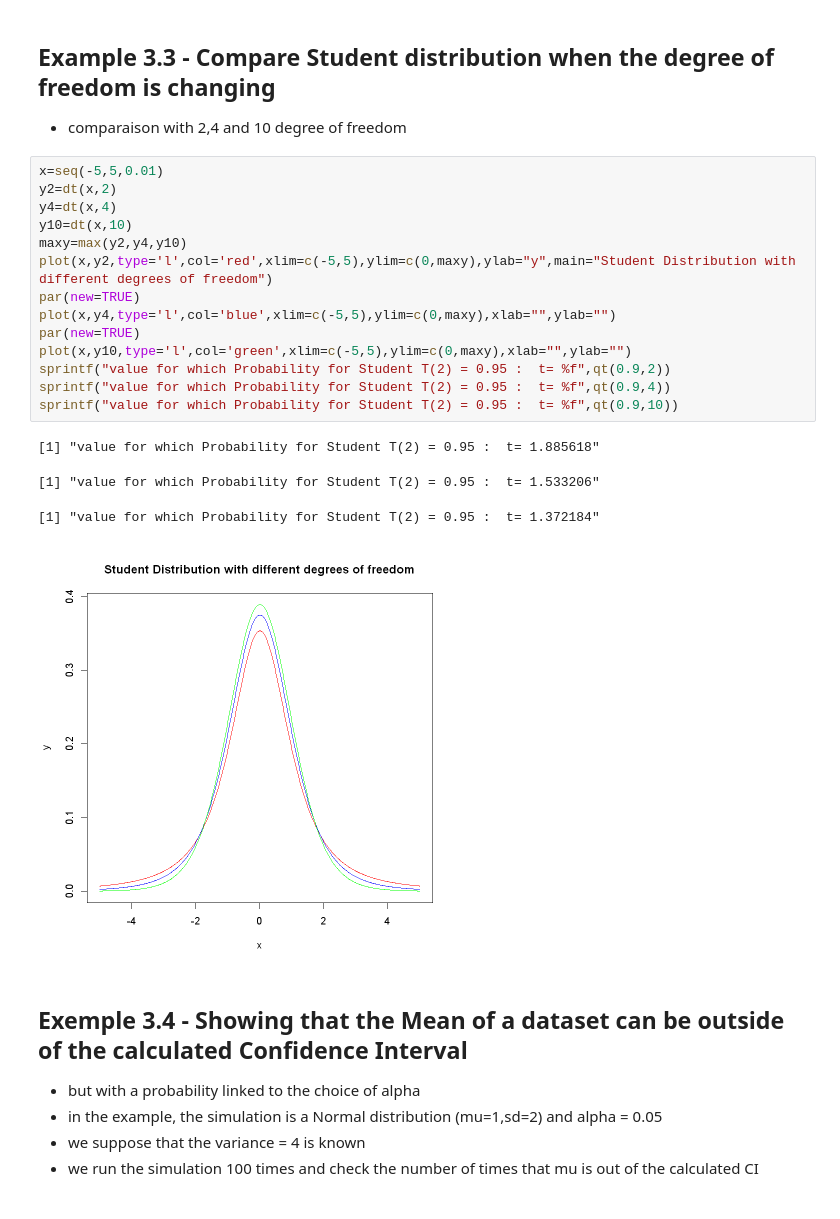
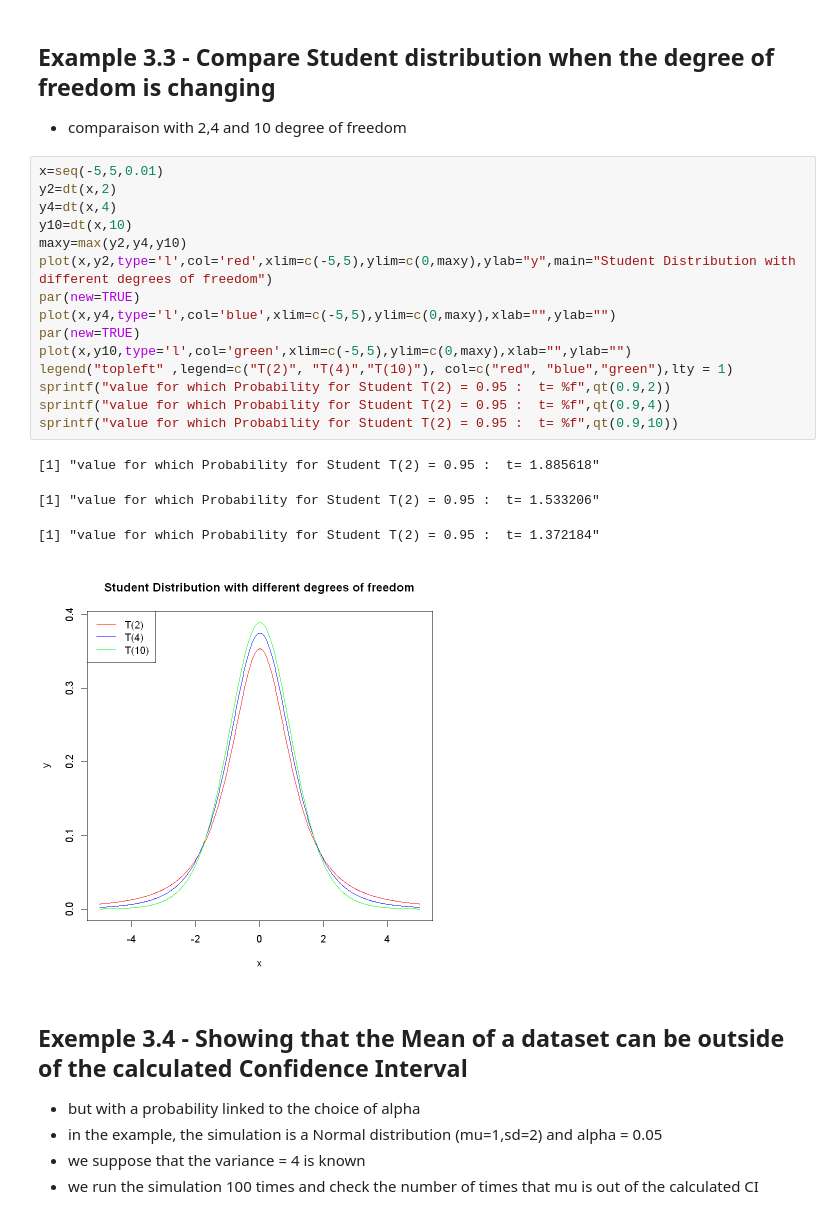
Before and after one commit to EricKiennemann/FSML2_R, a Jupyter notebook: R samples.ipynb, the cells around one changed output. Drawn from its saved outputs; the diff is of its cells as text.

```diff
--- a/R samples.ipynb
+++ b/R samples.ipynb
@@ -177,22 +179,23 @@ sprintf ("t so that P( Z <= t) = 0,95 for N(1,4), t = %f" , qnorm(0.95,1,2))
 # %%
 x=seq(-5,5,0.01)
 y2=dt(x,2)
 y4=dt(x,4)
 y10=dt(x,10)
 maxy=max(y2,y4,y10)
 plot(x,y2,type='l',col='red',xlim=c(-5,5),ylim=c(0,maxy),ylab="y",main="Student Distribution with different degrees of freedom")
 par(new=TRUE)
 plot(x,y4,type='l',col='blue',xlim=c(-5,5),ylim=c(0,maxy),xlab="",ylab="")
 par(new=TRUE)
 plot(x,y10,type='l',col='green',xlim=c(-5,5),ylim=c(0,maxy),xlab="",ylab="")
+legend("topleft" ,legend=c("T(2)", "T(4)","T(10)"), col=c("red", "blue","green"),lty = 1)
 sprintf("value for which Probability for Student T(2) = 0.95 :  t= %f",qt(0.9,2))
 sprintf("value for which Probability for Student T(2) = 0.95 :  t= %f",qt(0.9,4))
 sprintf("value for which Probability for Student T(2) = 0.95 :  t= %f",qt(0.9,10))
 # %% [output]
 [1] "value for which Probability for Student T(2) = 0.95 :  t= 1.885618"
 [1] "value for which Probability for Student T(2) = 0.95 :  t= 1.533206"
 [1] "value for which Probability for Student T(2) = 0.95 :  t= 1.372184"
-[figure, old version]
+[figure, new version]
 # %% [markdown]
 ## Exemple 3.4 - Showing that the Mean of a dataset can be outside of the calculated Confidence Interval
 * but with a probability linked to the choice of alpha
```
Also changed, not shown: parts of 73 cells of this notebook, 4 other files.
